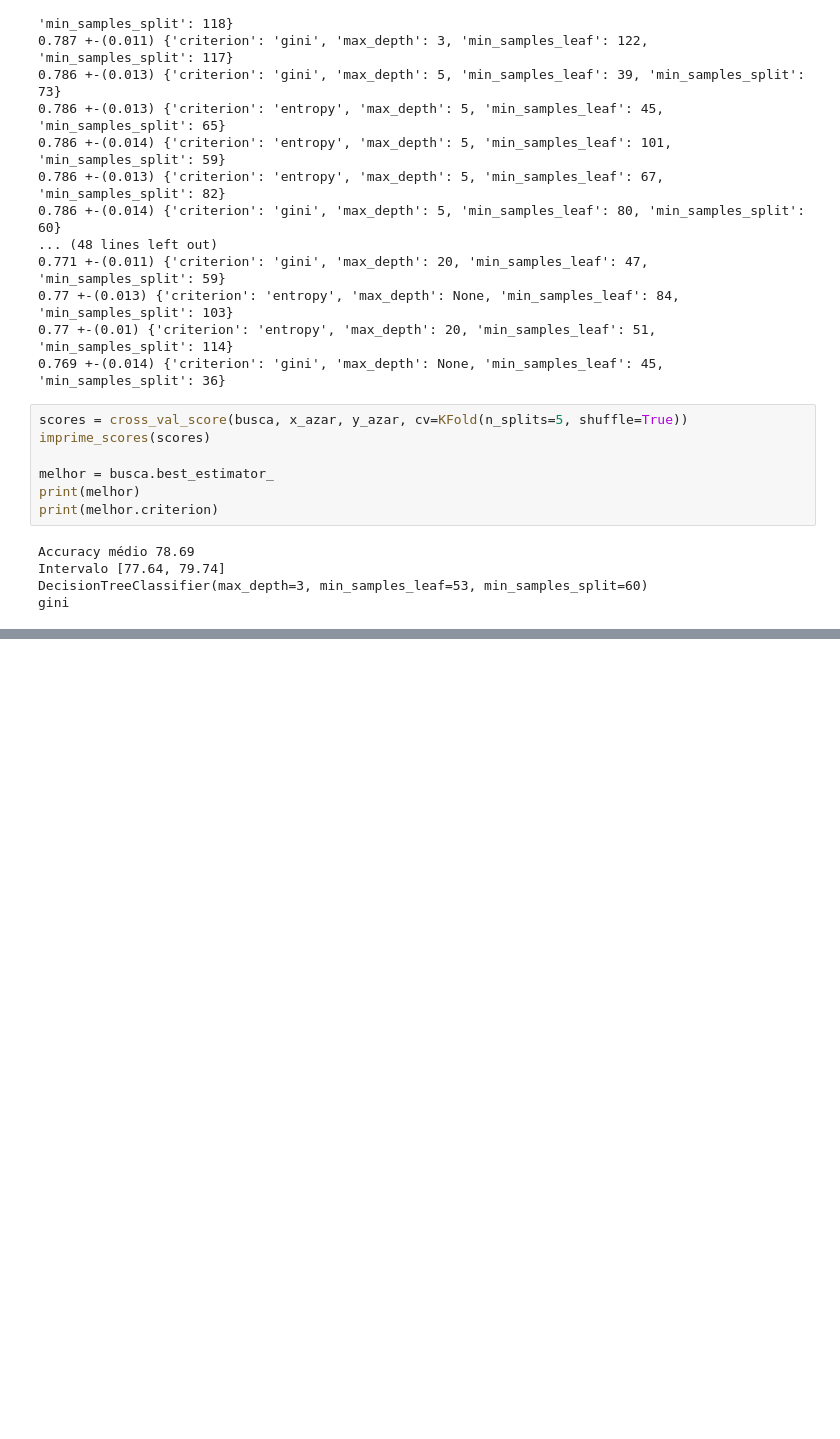
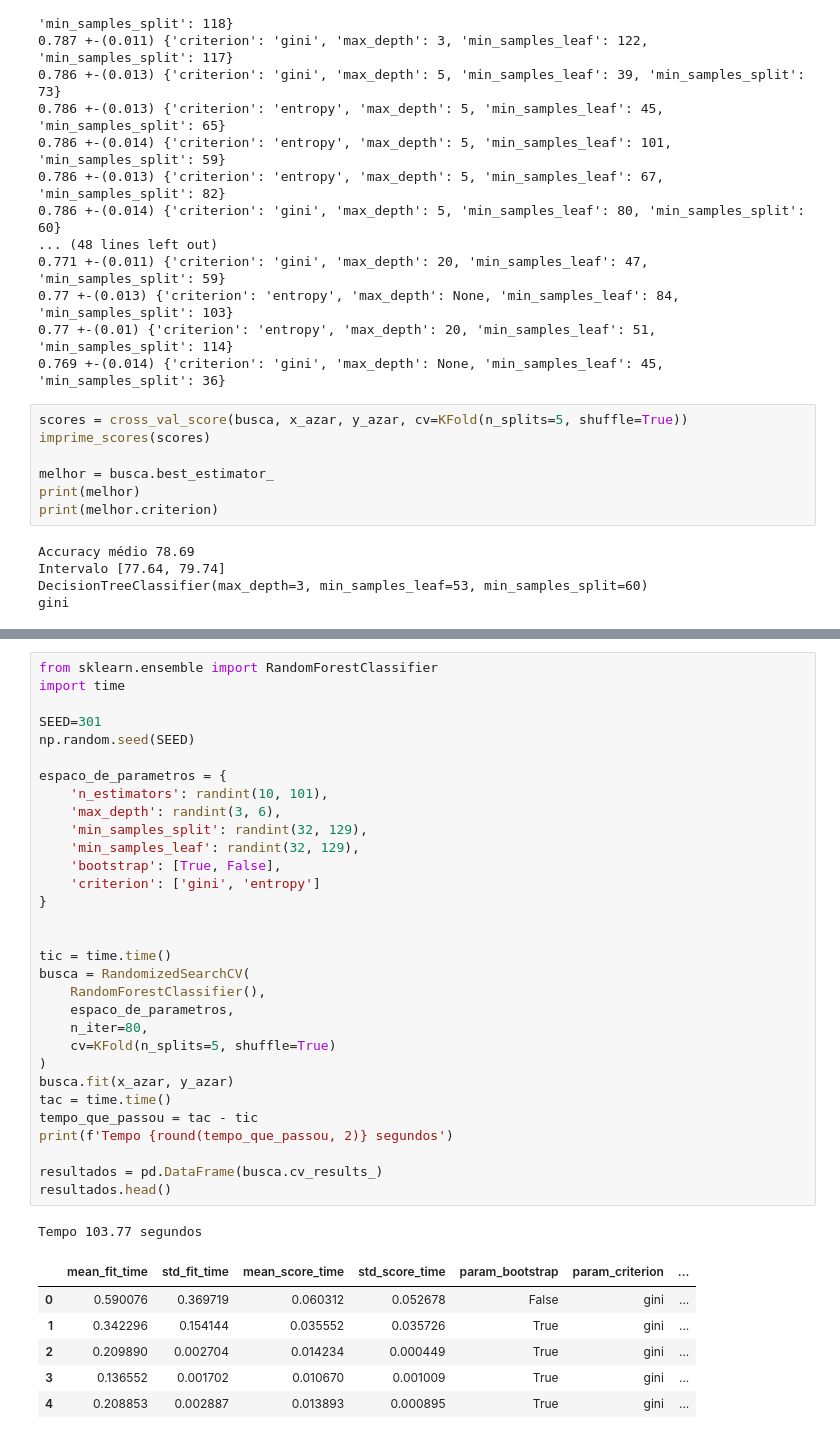
Before and after one commit to kevinpinhoiamin/python-scikit-learn8, a Jupyter notebook: Introdução_a_Machine_Learning_Otimização.ipynb, the cells around one changed output, grey strips where cells are left out. Cells and saved outputs as stored; diff of their text form; blank space fills up the shorter version.

```diff
--- a/Introdução_a_Machine_Learning_Otimização.ipynb
+++ b/Introdução_a_Machine_Learning_Otimização.ipynb
@@ -861,0 +987,39 @@ gini
+# %%
+from sklearn.ensemble import RandomForestClassifier
+import time
+
+SEED=301
+np.random.seed(SEED)
+
+espaco_de_parametros = {
+    'n_estimators': randint(10, 101),
+    'max_depth': randint(3, 6),
+    'min_samples_split': randint(32, 129),
+    'min_samples_leaf': randint(32, 129),
+    'bootstrap': [True, False],
+    'criterion': ['gini', 'entropy']
+}
+
+
+tic = time.time()
+busca = RandomizedSearchCV(
+    RandomForestClassifier(),
+    espaco_de_parametros,
+    n_iter=80,
+    cv=KFold(n_splits=5, shuffle=True)
+)
+busca.fit(x_azar, y_azar)
+tac = time.time()
+tempo_que_passou = tac - tic
+print(f'Tempo {round(tempo_que_passou, 2)} segundos')
+
+resultados = pd.DataFrame(busca.cv_results_)
+resultados.head()
+# %% [output]
+Tempo 103.77 segundos
+|  | mean_fit_time | std_fit_time | mean_score_time | std_score_time | param_bootstrap | param_criterion | ... |
+| 0 | 0.590076 | 0.369719 | 0.060312 | 0.052678 | False | gini | ... |
+| 1 | 0.342296 | 0.154144 | 0.035552 | 0.035726 | True | gini | ... |
+| 2 | 0.209890 | 0.002704 | 0.014234 | 0.000449 | True | gini | ... |
+| 3 | 0.136552 | 0.001702 | 0.010670 | 0.001009 | True | gini | ... |
+| 4 | 0.208853 | 0.002887 | 0.013893 | 0.000895 | True | gini | ... |
```
Also changed, not shown: parts of 19 cells of this notebook.
